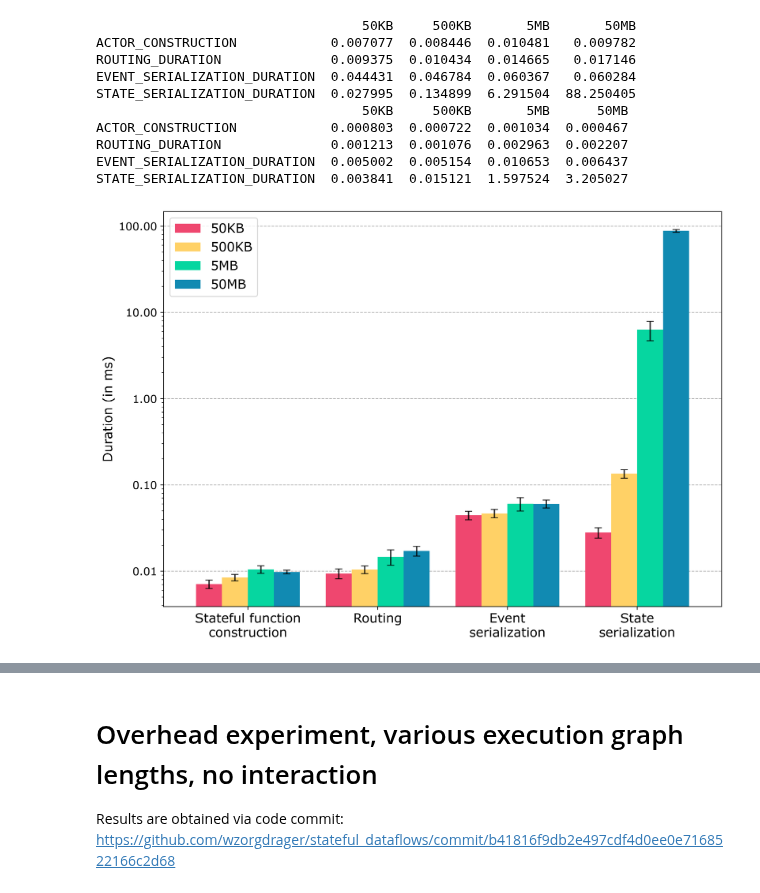
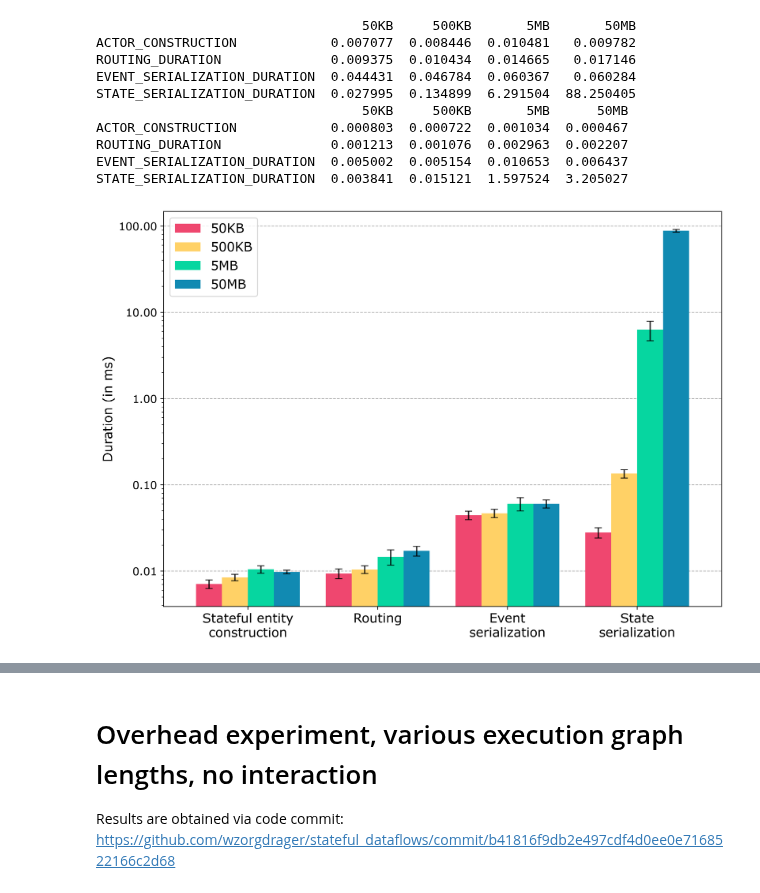
Before and after one commit to delftdata/stateflow-evaluation, a Jupyter notebook: results/overhead/overhead_results_without_runtime.ipynb, the cells around one changed output, grey strips where cells are left out. Drawn from its saved outputs; the diff is of its cells as text; code cells hidden in the pictures.

```diff
--- a/results/overhead/overhead_results_without_runtime.ipynb
+++ b/results/overhead/overhead_results_without_runtime.ipynb
@@ -122,18 +122,18 @@ STATE_SERIALIZATION_DURATION  0.003841  0.015121  1.597524  3.205027
 # %%
 ax = overhead_mean.plot(kind="bar", color=["#ef476f", "#ffd166", "#06d6a0", "#118ab2", "#073b4c"], yerr=overhead_std, rot=0, fontsize=12, capsize=4, width=0.8, ecolor='black', error_kw={"alpha": 0.80})
 ax.set_axisbelow(True)
 plt.grid(axis="y", linestyle="--")
 ax.set_yscale('log')
 ax.set_ylabel("Duration (in ms)", fontsize=14)
 plt.legend(loc=0, prop={"size": 14})
 #ax.set_xlabel(r"$Stateflow$ " + "component", fontsize=14)
-ax.set_xticklabels(["Stateful function\nconstruction", "Routing", "Event\nserialization", "State\nserialization"], fontsize=14)
+ax.set_xticklabels(["Stateful entity\nconstruction", "Routing", "Event\nserialization", "State\nserialization"], fontsize=14)
 #ax.set_title(r"Duration of components in $Stateflow$ with varying state size. ")
 ax.yaxis.set_major_formatter(matplotlib.ticker.FormatStrFormatter('%.2f'))
 plt.savefig("single_invocation_overhead.pdf", bbox_inches = 'tight', pad_inches = 0)
 plt.show()
 # %% [output]
-[figure, old version]
+[figure, new version]
 # %%
 new_overhead = overhead_mean.rename({"ACTOR_CONSTRUCTION": "Stateful function construction", "ROUTING_DURATION": "Routing", "EVENT_SERIALIZATION_DURATION": "Event serialization", "STATE_SERIALIZATION_DURATION": "State serialization"}).transpose()
 new_std = overhead_std.rename({"ACTOR_CONSTRUCTION": "Stateful function construction", "ROUTING_DURATION": "Routing", "EVENT_SERIALIZATION_DURATION": "Event serialization", "STATE_SERIALIZATION_DURATION": "State serialization"}).transpose()
```
Also changed, not shown: parts of 14 cells of this notebook, 40 other files.
